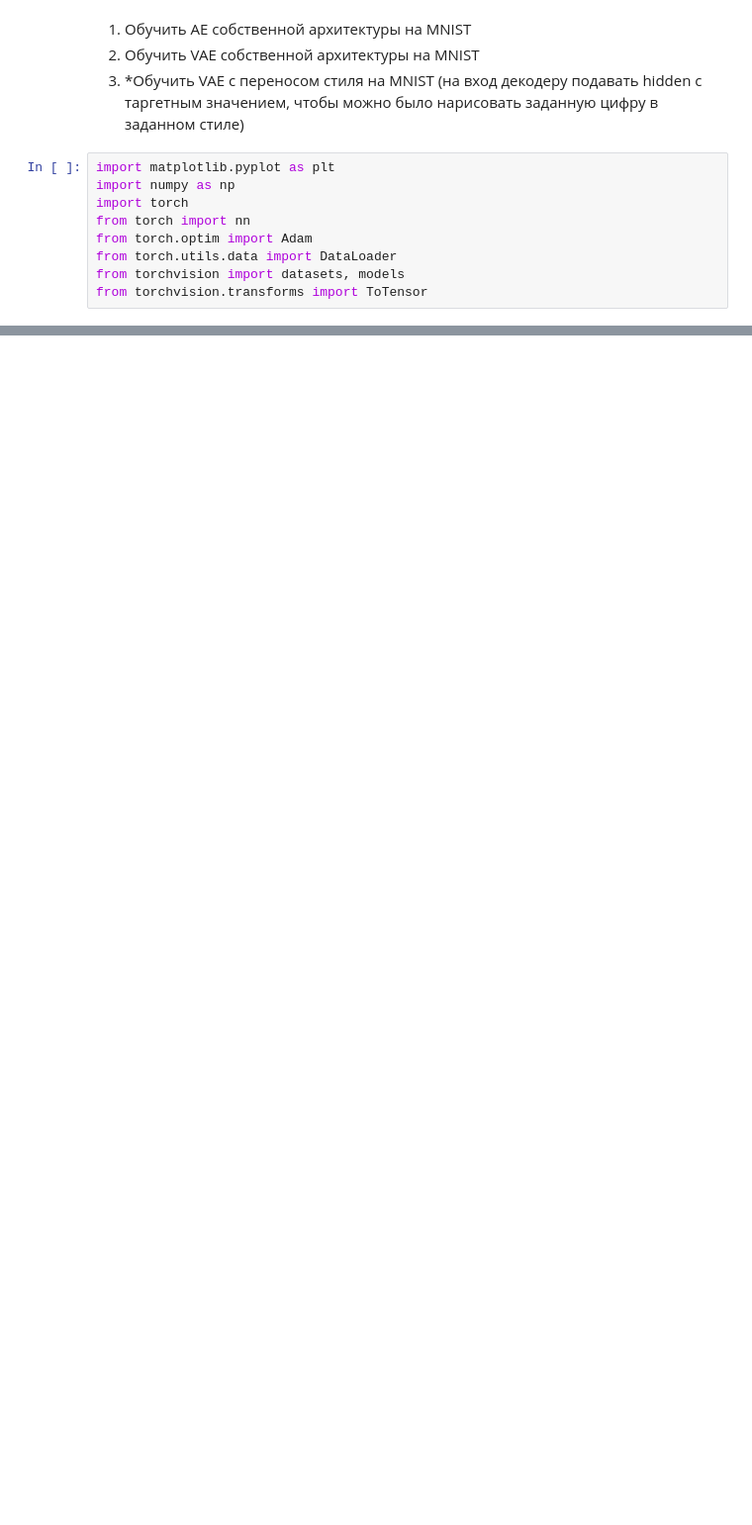
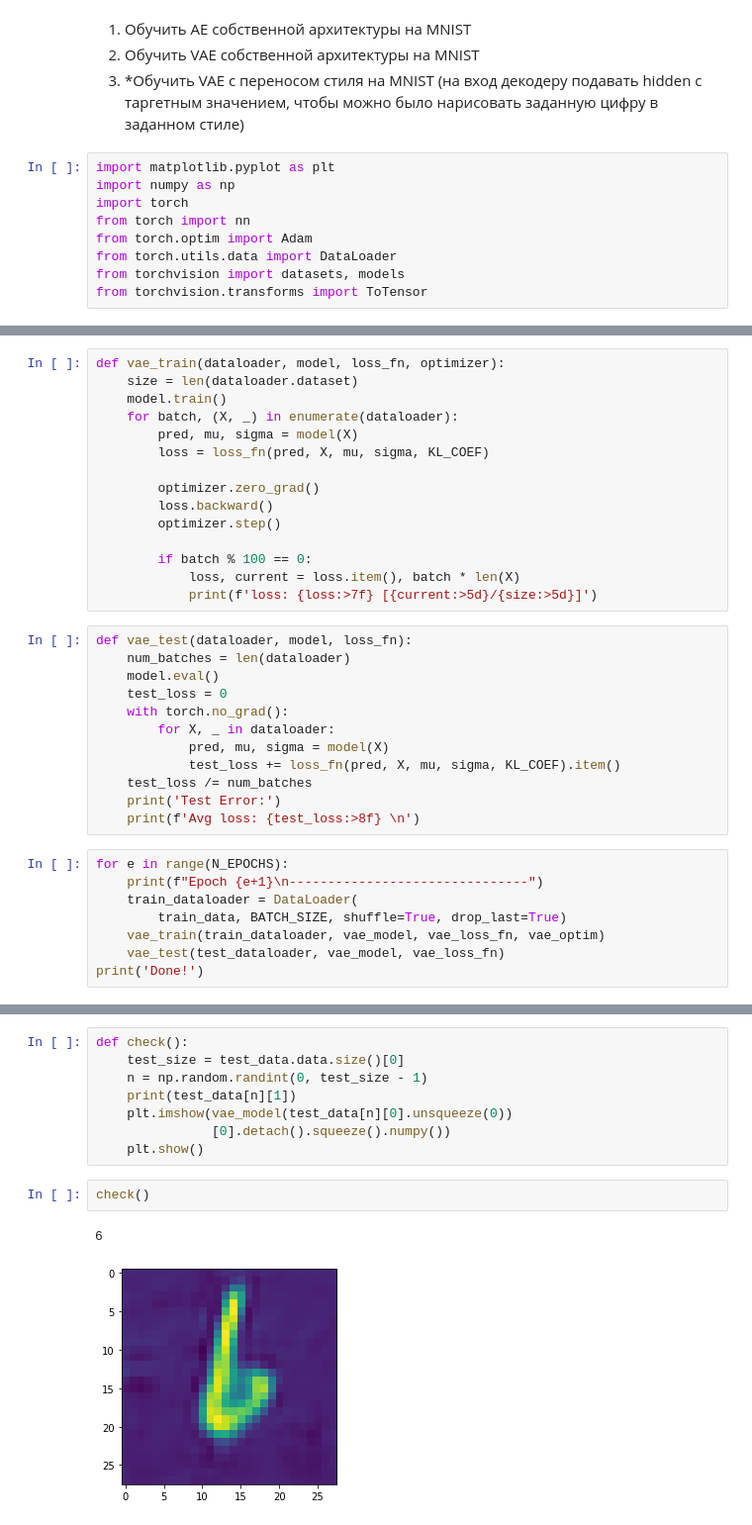
Before and after one commit to MrRifRaf/DS_Sber, a Jupyter notebook: Homework/Task12.ipynb, the cells around one changed output, grey strips where cells are left out. Shown at 99% size. Saved outputs shown, nothing was run; the diff lists cells and outputs as text; blank space fills up the shorter version.

```diff
--- a/Homework/Task12.ipynb
+++ b/Homework/Task12.ipynb
@@ -20,0 +353,35 @@ test_data = datasets.MNIST(root='.', train=False,
+# %%
+def vae_train(dataloader, model, loss_fn, optimizer):
+    size = len(dataloader.dataset)
+    model.train()
+    for batch, (X, _) in enumerate(dataloader):
+        pred, mu, sigma = model(X)
+        loss = loss_fn(pred, X, mu, sigma, KL_COEF)
+
+        optimizer.zero_grad()
+        loss.backward()
+        optimizer.step()
+
+        if batch % 100 == 0:
+            loss, current = loss.item(), batch * len(X)
+            print(f'loss: {loss:>7f} [{current:>5d}/{size:>5d}]')
+# %%
+def vae_test(dataloader, model, loss_fn):
+    num_batches = len(dataloader)
+    model.eval()
+    test_loss = 0
+    with torch.no_grad():
+        for X, _ in dataloader:
+            pred, mu, sigma = model(X)
+            test_loss += loss_fn(pred, X, mu, sigma, KL_COEF).item()
+    test_loss /= num_batches
+    print('Test Error:')
+    print(f'Avg loss: {test_loss:>8f} \n')
+# %%
+for e in range(N_EPOCHS):
+    print(f"Epoch {e+1}\n-------------------------------")
+    train_dataloader = DataLoader(
+    	train_data, BATCH_SIZE, shuffle=True, drop_last=True)
+    vae_train(train_dataloader, vae_model, vae_loss_fn, vae_optim)
+    vae_test(test_dataloader, vae_model, vae_loss_fn)
+print('Done!')
@@ -20,0 +406,13 @@ test_data = datasets.MNIST(root='.', train=False,
+# %%
+def check():
+    test_size = test_data.data.size()[0]
+    n = np.random.randint(0, test_size - 1)
+    print(test_data[n][1])
+    plt.imshow(vae_model(test_data[n][0].unsqueeze(0))
+               [0].detach().squeeze().numpy())
+    plt.show()
+# %%
+check()
+# %% [output]
+6
+[figure, added]
```
Also changed, not shown: parts of 27 cells of this notebook, 1 other file.
